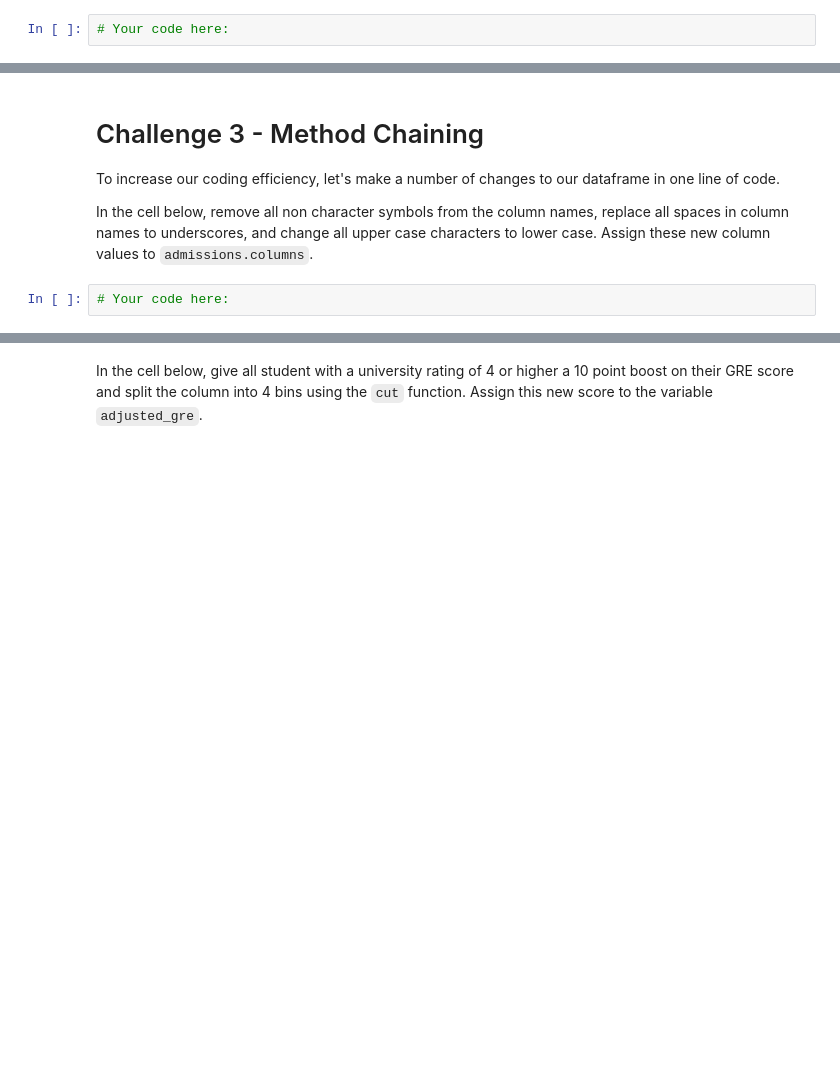
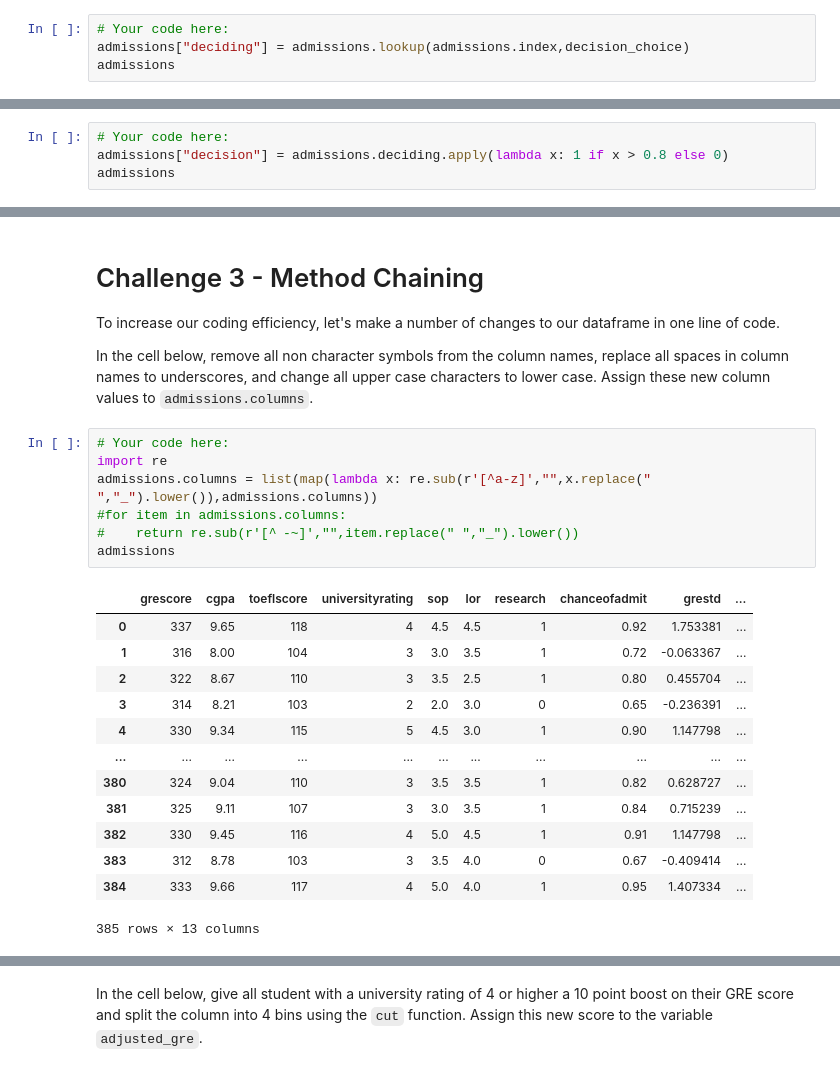
Before and after one commit to grundius1/datamad0820, a Jupyter notebook: module-2/lab-advanced-pandas/your-code/main.ipynb, the cells around one changed output, grey strips where cells are left out. Drawn from its saved outputs; the diff is of its cells as text; blank space fills up the shorter version.

```diff
--- a/module-2/lab-advanced-pandas/your-code/main.ipynb
+++ b/module-2/lab-advanced-pandas/your-code/main.ipynb
@@ -200,3 +200,5 @@ decision_choice = choices(std_columns, k=admissions.shape[0])
 Now create the deciding column using the `lookup` function. The lookup column is `decision_choice` found above. Call the column resulting from the lookup function `deciding_column` and add it to the `admissions` dataframe.
 # %%
 # Your code here:
+admissions["deciding"] = admissions.lookup(admissions.index,decision_choice)
+admissions
@@ -206,0 +221,4 @@ Create a column called `decision` in the `admissions` dataframe. Assign 1 to thi
+# %%
+# Your code here:
+admissions["decision"] = admissions.deciding.apply(lambda x: 1 if x > 0.8 else 0)
+admissions
@@ -214,5 +251,24 @@ How many applicants will be accepted to the program using the decision column? C
 To increase our coding efficiency, let's make a number of changes to our dataframe in one line of code.
 
 In the cell below, remove all non character symbols from the column names, replace all spaces in column names to underscores, and change all upper case characters to lower case. Assign these new column values to `admissions.columns`.
-# %%
-# Your code here:
+# %%
+# Your code here:
+import re
+admissions.columns = list(map(lambda x: re.sub(r'[^a-z]',"",x.replace(" ","_").lower()),admissions.columns))
+#for item in admissions.columns:
+#    return re.sub(r'[^ -~]',"",item.replace(" ","_").lower())
+admissions
+# %% [output]
+|  | grescore | cgpa | toeflscore | universityrating | sop | lor | research | chanceofadmit | grestd | ... |
+| 0 | 337 | 9.65 | 118 | 4 | 4.5 | 4.5 | 1 | 0.92 | 1.753381 | ... |
+| 1 | 316 | 8.00 | 104 | 3 | 3.0 | 3.5 | 1 | 0.72 | -0.063367 | ... |
+| 2 | 322 | 8.67 | 110 | 3 | 3.5 | 2.5 | 1 | 0.80 | 0.455704 | ... |
+| 3 | 314 | 8.21 | 103 | 2 | 2.0 | 3.0 | 0 | 0.65 | -0.236391 | ... |
+| 4 | 330 | 9.34 | 115 | 5 | 4.5 | 3.0 | 1 | 0.90 | 1.147798 | ... |
+| ... | ... | ... | ... | ... | ... | ... | ... | ... | ... | ... |
+| 380 | 324 | 9.04 | 110 | 3 | 3.5 | 3.5 | 1 | 0.82 | 0.628727 | ... |
+| 381 | 325 | 9.11 | 107 | 3 | 3.0 | 3.5 | 1 | 0.84 | 0.715239 | ... |
+| 382 | 330 | 9.45 | 116 | 4 | 5.0 | 4.5 | 1 | 0.91 | 1.147798 | ... |
+| 383 | 312 | 8.78 | 103 | 3 | 3.5 | 4.0 | 0 | 0.67 | -0.409414 | ... |
+| 384 | 333 | 9.66 | 117 | 4 | 5.0 | 4.0 | 1 | 0.95 | 1.407334 | ... |
+385 rows × 13 columns
```
Also changed, not shown: parts of 7 cells of this notebook.
